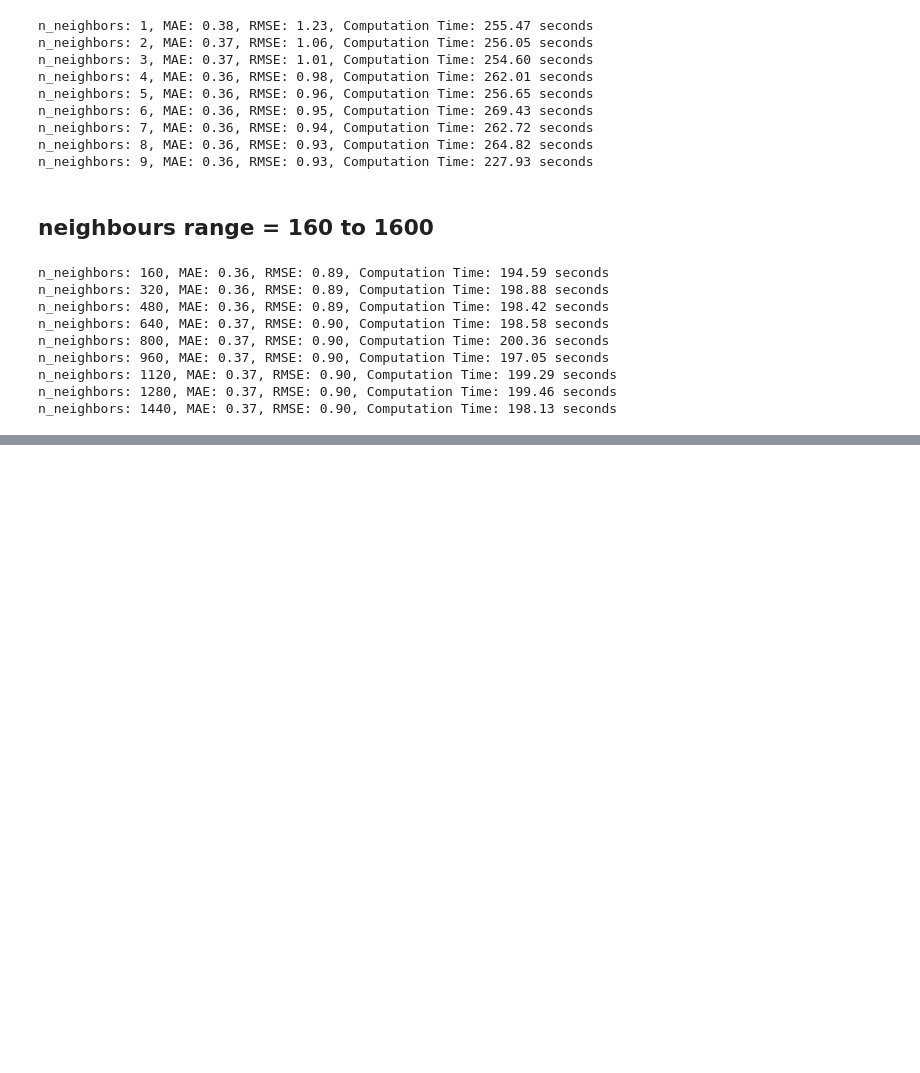
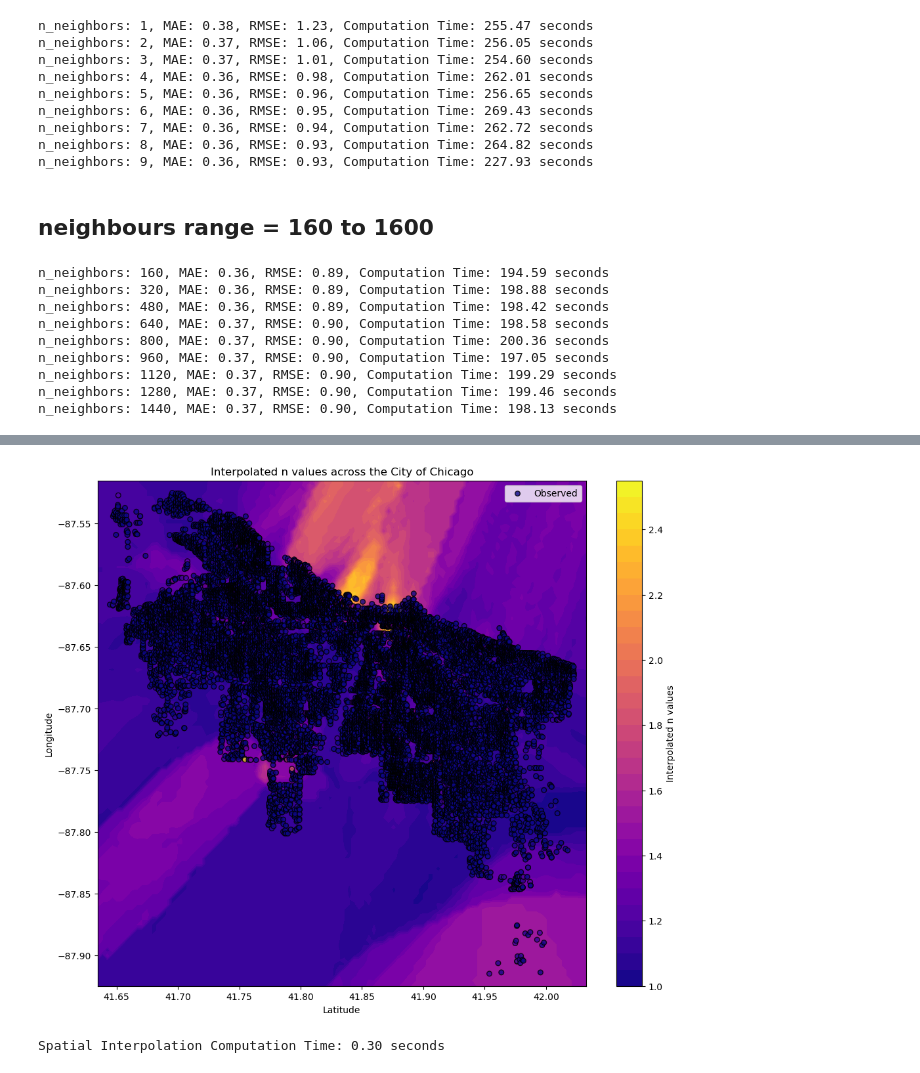
Before and after one commit to cheenngg/FYP-Spatial-Analytics, a Jupyter notebook: NN.ipynb, the cells around one changed output, grey strips where cells are left out. Cells and saved outputs as stored; diff of their text form; code cells hidden in the pictures; blank space fills up the shorter version.

Commit message:
visualization plots for NN crimes

```diff
--- a/NN.ipynb
+++ b/NN.ipynb
@@ -324,0 +276,64 @@ Spatial Interpolation Computation Time: 0.22 seconds
+# %%
+import matplotlib.pyplot as plt
+import numpy as np
+from sklearn.neighbors import NearestNeighbors
+import time
+
+# Assuming 'crimes_df' is your DataFrame containing the data
+
+# Convert columns to numpy arrays
+observed_location_columns = ['Latitude', 'Longitude']
+observed_values_column = 'n'
+observed_locations = crimes_df[observed_location_columns].values
+observed_values = crimes_df[observed_values_column].values
+
+# Number of nearest neighbors to consider
+n_neighbors = 160
+
+# Initialize NearestNeighbors model
+nn_model = NearestNeighbors(n_neighbors=n_neighbors)
+
+# Start timing spatial interpolation
+start_time_interpolation = time.time()
+
+# Perform spatial interpolation over the entire dataset for visualization
+nn_model.fit(observed_locations)  # Re-fit model using all data
+
+# Adjust the zoom by reducing the buffer around the min and max values
+buffer = 0.01  # Smaller buffer to zoom in closer
+x_min, x_max = observed_locations[:, 0].min() - buffer, observed_locations[:, 0].max() + buffer
+y_min, y_max = observed_locations[:, 1].min() - buffer, observed_locations[:, 1].max() + buffer
+
+x_range = np.linspace(x_min, x_max, 100)
+y_range = np.linspace(y_min, y_max, 100)
+x_grid, y_grid = np.meshgrid(x_range, y_range)
+grid_points = np.c_[x_grid.ravel(), y_grid.ravel()]
+
+# Find nearest neighbors for the grid points
+distances, indices = nn_model.kneighbors(grid_points)
+
+# Interpolate values
+interpolated_values = np.mean(observed_values[indices], axis=1)
+z_grid = interpolated_values.reshape(x_grid.shape)
+
+end_time_interpolation = time.time()  # End timing spatial interpolation
+
+# Visualization
+plt.figure(figsize=(12, 10))  # Adjusted figure size for standard display
+plt.contourf(x_grid, y_grid, z_grid, cmap='plasma', levels=30)
+plt.colorbar(label='Interpolated n values')
+plt.scatter(crimes_df['Latitude'],crimes_df['Longitude'], c=crimes_df['n'], cmap='plasma', edgecolor='k', label='Observed', marker='o', s=30, alpha=0.8)
+
+plt.xlim(x_min, x_max)  # Set x-axis limits
+plt.ylim(y_min, y_max)  # Set y-axis limits
+
+plt.xlabel('Latitude')
+plt.ylabel('Longitude')
+plt.legend()
+plt.title('Interpolated n values across the City of Chicago')
+plt.show()
+
+print(f"Spatial Interpolation Computation Time: {end_time_interpolation - start_time_interpolation:.2f} seconds")
+# %% [output]
+[figure, added]
+Spatial Interpolation Computation Time: 0.30 seconds
```
Also changed, not shown: parts of 1 cell of this notebook.
